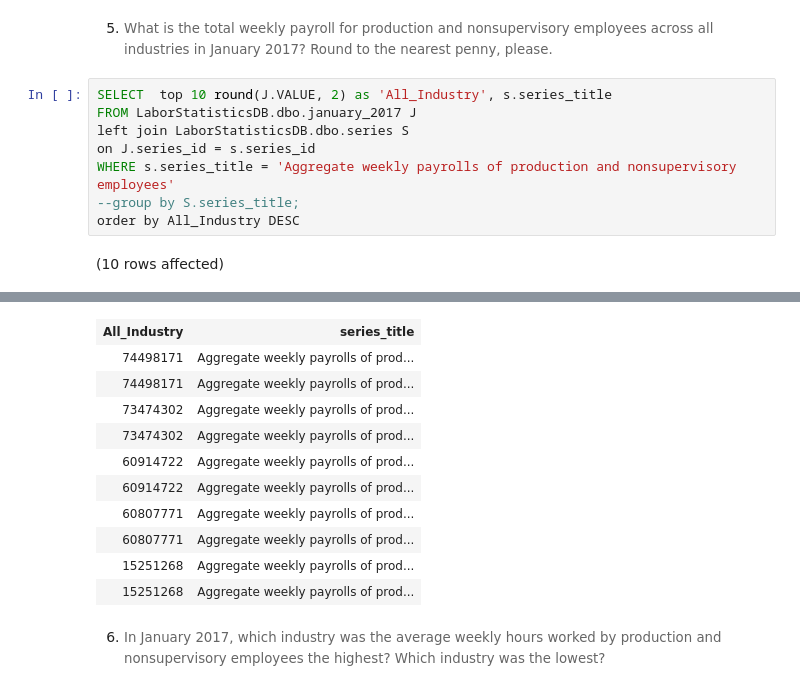
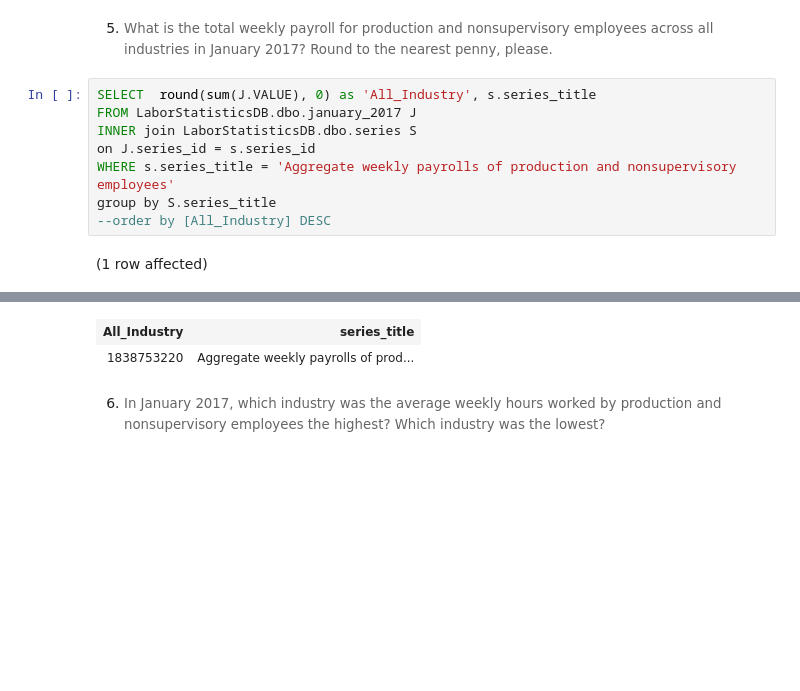
Before and after one commit to chandralekhamurugan/Assignment3_9to5, a Jupyter notebook: 9to5.ipynb, the cells around one changed output, grey strips where cells are left out. Drawn from its saved outputs; the diff is of its cells as text; blank space fills up the shorter version.

```diff
--- a/9to5.ipynb
+++ b/9to5.ipynb
@@ -201,12 +192,12 @@ Total execution time: 00:00:00.044
 # %% [markdown]
 5. <span style="background-color: rgb(255, 255, 255); font-size: 10pt; white-space: pre-wrap; color: rgb(102, 102, 102); font-family: Arvo, serif;">What is the total weekly payroll for production and nonsupervisory employees across all industries in January 2017? Round to the nearest penny, please.</span>
 # %%
-SELECT  top 10 round(J.VALUE, 2) as 'All_Industry', s.series_title
+SELECT  round(sum(J.VALUE), 0) as 'All_Industry', s.series_title
 FROM LaborStatisticsDB.dbo.january_2017 J
-left join LaborStatisticsDB.dbo.series S
+INNER join LaborStatisticsDB.dbo.series S
 on J.series_id = s.series_id
 WHERE s.series_title = 'Aggregate weekly payrolls of production and nonsupervisory employees'
---group by S.series_title;
-order by All_Industry DESC
+group by S.series_title
+--order by [All_Industry] DESC
 # %% [output]
-(10 rows affected)
+(1 row affected)
@@ -214,14 +205,5 @@ Total execution time: 00:00:00.070
 | All_Industry | series_title |
-| 74498171 | Aggregate weekly payrolls of prod... |
-| 74498171 | Aggregate weekly payrolls of prod... |
-| 73474302 | Aggregate weekly payrolls of prod... |
-| 73474302 | Aggregate weekly payrolls of prod... |
-| 60914722 | Aggregate weekly payrolls of prod... |
-| 60914722 | Aggregate weekly payrolls of prod... |
-| 60807771 | Aggregate weekly payrolls of prod... |
-| 60807771 | Aggregate weekly payrolls of prod... |
-| 15251268 | Aggregate weekly payrolls of prod... |
-| 15251268 | Aggregate weekly payrolls of prod... |
+| 1838753220 | Aggregate weekly payrolls of prod... |
 # %% [markdown]
 6. <span style="background-color: rgb(255, 255, 255); font-size: 10pt; white-space: pre-wrap; color: rgb(102, 102, 102); font-family: Arvo, serif;">In January 2017, which industry was the average weekly hours worked by production and nonsupervisory employees the highest? Which industry was the lowest?</span>
 # %%
```
Also changed, not shown: parts of 6 cells of this notebook.
